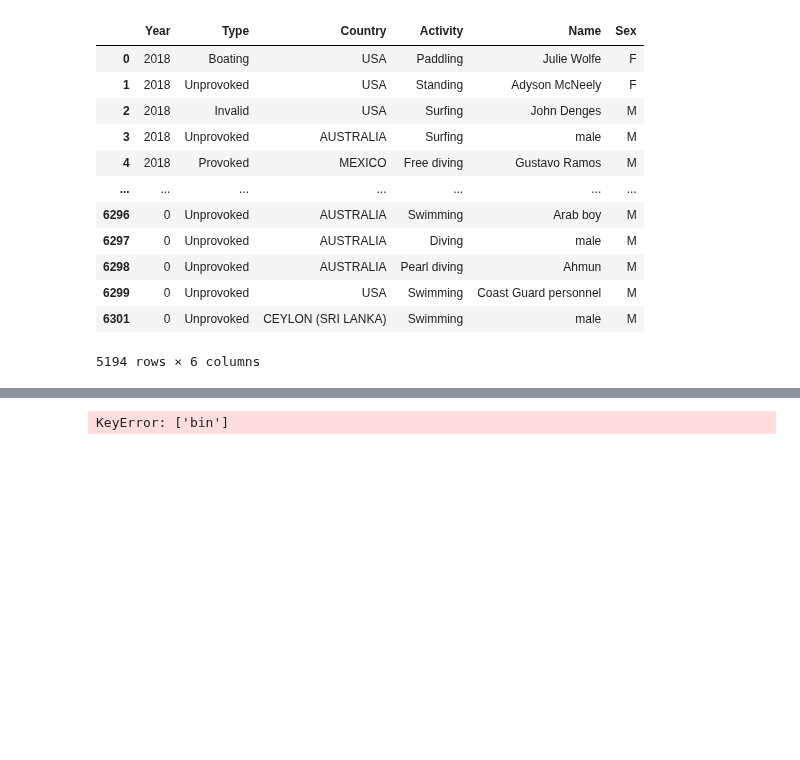
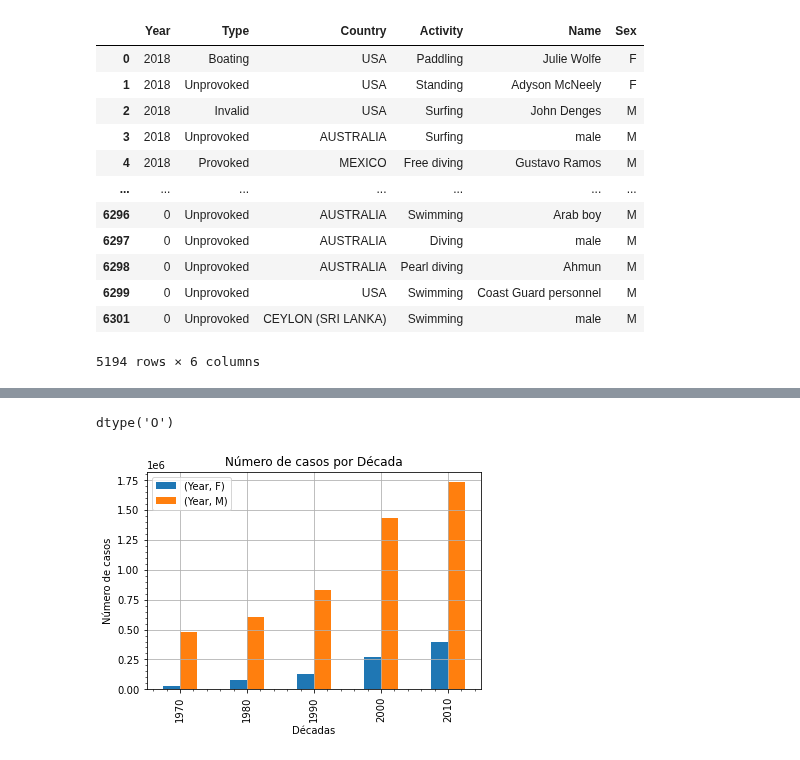
Before and after one commit to ironhack-datalabs/datamad1020, a Jupyter notebook: module-1/pandas-project/your-code/clean.ipynb, the cells around one changed output, grey strips where cells are left out. Cells and saved outputs as stored; diff of their text form; code cells hidden in the pictures; blank space fills up the shorter version.

```diff
--- a/module-1/pandas-project/your-code/tiburones.ipynb
+++ b/module-1/pandas-project/your-code/clean.ipynb
@@ -335,0 +404,6 @@ Name: Year, dtype: int64
+# %%
+# Reemplazo los valores de "M " y "lli" por "M" ya que los tres valores son hombres.
+
+sexos = df['Sex'].replace({"lli": "M", "M ": "M"})
+
+sexos
@@ -362,2 +430,0 @@ df
-# %%
-df = df.drop(df['Sex '] != "M").index
@@ -417,5 +430,0 @@ df
-# %%
-df['Sex '] = df['Sex '].fillna(0).astype(np.object)
-
-
-df
@@ -478,4 +430,0 @@ dtype: int64
-# %%
-df.dropna(subset=['bin'],inplace=True)
-# %% [output]
-KeyError: ['bin']
@@ -542,0 +436,16 @@ columnas.describe()
+# %%
+df2.dtypes
+# %% [output]
+dtype('O')
+# %%
+z = df.groupby(['Decada',sexos]).sum().unstack()
+
+z.plot(kind="bar") # Llamada a la función
+plt.xlabel('Décadas') # Nombre eje de las x
+plt.ylabel('Número de casos') # Nombre eje de las y
+plt.legend() # Obtengo la leyenda
+plt.title('Número de casos por Década') # Poner título
+plt.minorticks_on() # Que se vean subrrayas de división en los ejes
+plt.grid() # Sacar la rejilla
+# %% [output]
+[figure, added]
```
Also changed, not shown: parts of 34 cells of this notebook, 1 other file.
